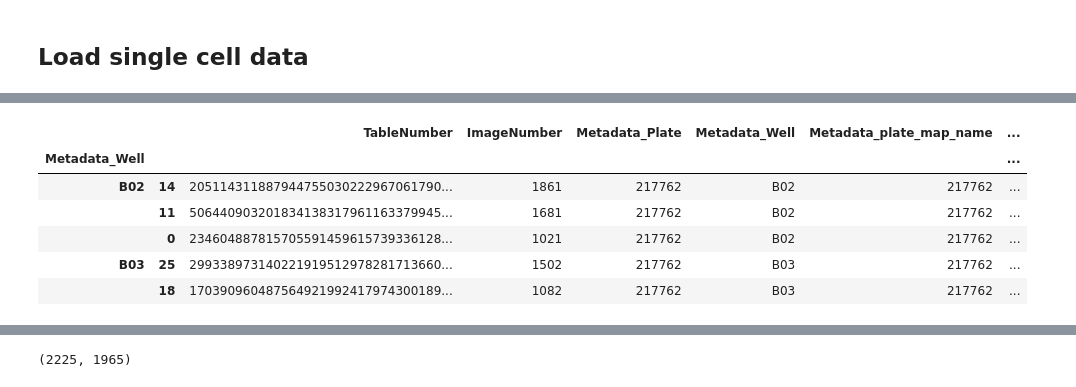
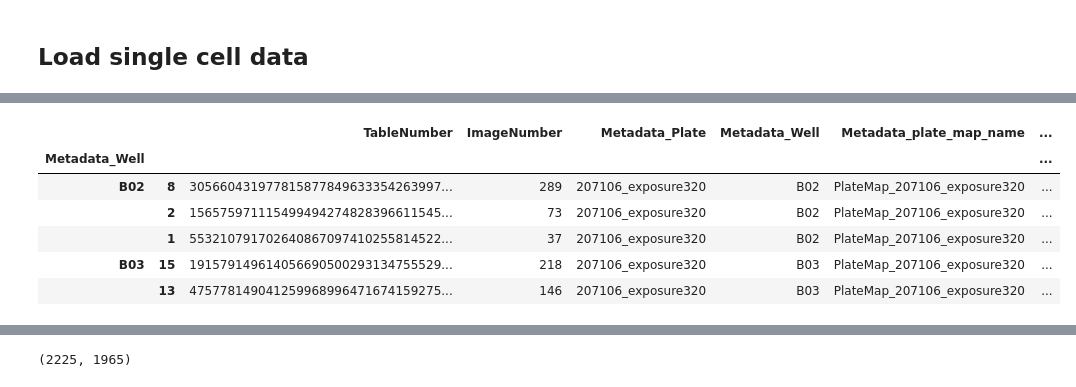
Before and after one commit to gwaybio/2018_05_30_ResistanceMechanisms_Kapoor, a Jupyter notebook: 4.single-cell/4.apply-to-other-batches.ipynb, the cells around one changed output, grey strips where cells are left out. Cells and saved outputs as stored; diff of their text form; code cells hidden in the pictures.

```diff
--- a/4.single-cell/4.apply-to-other-batches.ipynb
+++ b/4.single-cell/4.apply-to-other-batches.ipynb
@@ -22,11 +23,12 @@ pd.np.random.seed(1234)
 # %%
 # Set constants
-batch = "2019_11_20_Batch6"
-plate = 217762
+batch = "2019_03_20_Batch2"
+plate = "207106_exposure320"
 
 feature_filter = ["Object", "Location", "Count", "Parent"]
 scaler_method = "standard"
 seed = 123
+n_sample_sites_per_well = 3
 # %%
 # Load locations of single cell files
 config = pathlib.Path("../0.generate-profiles/profile_config.yaml")
@@ -102,17 +104,17 @@ image_df.head()
 assert len(image_df.ImageNumber.unique()) == image_df.shape[0]
 # %%
 # Randomly sample three sites per well to reduce number of single cells to store
-sampled_image_df = image_df.groupby("Metadata_Well").apply(pd.DataFrame.sample, n=3)
+sampled_image_df = image_df.groupby("Metadata_Well").apply(pd.DataFrame.sample, n=n_sample_sites_per_well)
 
 sampled_image_df.head()
 # %% [output]
 |  |  | TableNumber | ImageNumber | Metadata_Plate | Metadata_Well | Metadata_plate_map_name | ... |
 | Metadata_Well |  |  |  |  |  |  | ... |
-| B02 | 14 | 205114311887944755030222967061790... | 1861 | 217762 | B02 | 217762 | ... |
-|  | 11 | 506440903201834138317961163379945... | 1681 | 217762 | B02 | 217762 | ... |
-|  | 0 | 234604887815705591459615739336128... | 1021 | 217762 | B02 | 217762 | ... |
-| B03 | 25 | 299338973140221919512978281713660... | 1502 | 217762 | B03 | 217762 | ... |
-|  | 18 | 170390960487564921992417974300189... | 1082 | 217762 | B03 | 217762 | ... |
+| B02 | 8 | 305660431977815877849633354263997... | 289 | 207106_exposure320 | B02 | PlateMap_207106_exposure320 | ... |
+|  | 2 | 156575971115499494274828396611545... | 73 | 207106_exposure320 | B02 | PlateMap_207106_exposure320 | ... |
+|  | 1 | 553210791702640867097410255814522... | 37 | 207106_exposure320 | B02 | PlateMap_207106_exposure320 | ... |
+| B03 | 15 | 191579149614056690500293134755529... | 218 | 207106_exposure320 | B03 | PlateMap_207106_exposure320 | ... |
+|  | 13 | 475778149041259968996471674159275... | 146 | 207106_exposure320 | B03 | PlateMap_207106_exposure320 | ... |
 # %%
 %%time
 sc_df = process_sites(
```
Also changed, not shown: parts of 9 cells of this notebook, 3 other files.
